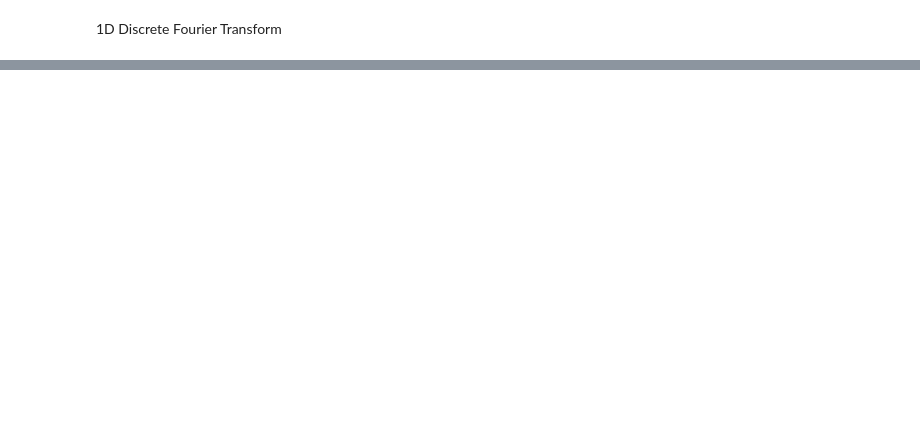
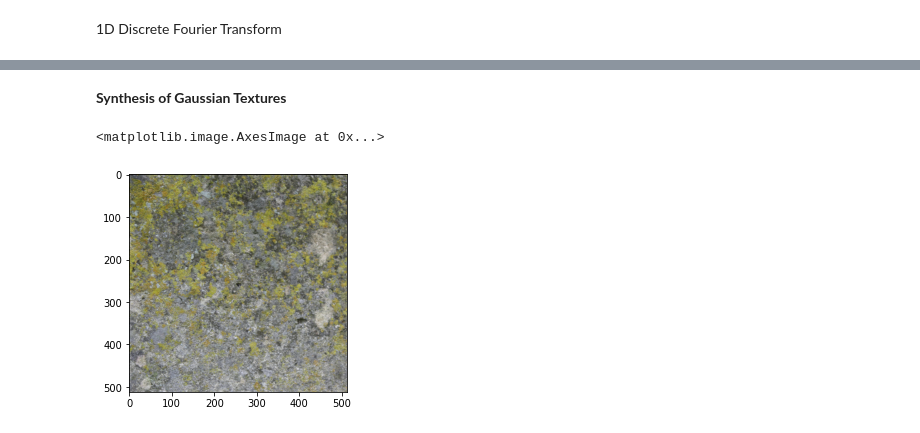
Before and after one commit to bgalerne/M1MAS_Stat_Images, a Jupyter notebook: TP_Fourier_1D_2D.ipynb, the cells around one changed output, grey strips where cells are left out. Drawn from its saved outputs; the diff is of its cells as text; code cells hidden in the pictures; blank space fills up the shorter version.

```diff
--- a/TP_Fourier_1D_2D.ipynb
+++ b/TP_Fourier_1D_2D.ipynb
@@ -9,0 +109,12 @@ ModuleNotFoundError: ignored
+# %% [markdown]
+
+**Synthesis of Gaussian Textures**
+# %%
+# input image
+h = plt.imread('wall1003.png')
+plt.imshow(h)
+
+#TODO
+# %% [output]
+<matplotlib.image.AxesImage at 0x...>
+[figure, added]
```
Also changed, not shown: parts of 7 cells of this notebook.
